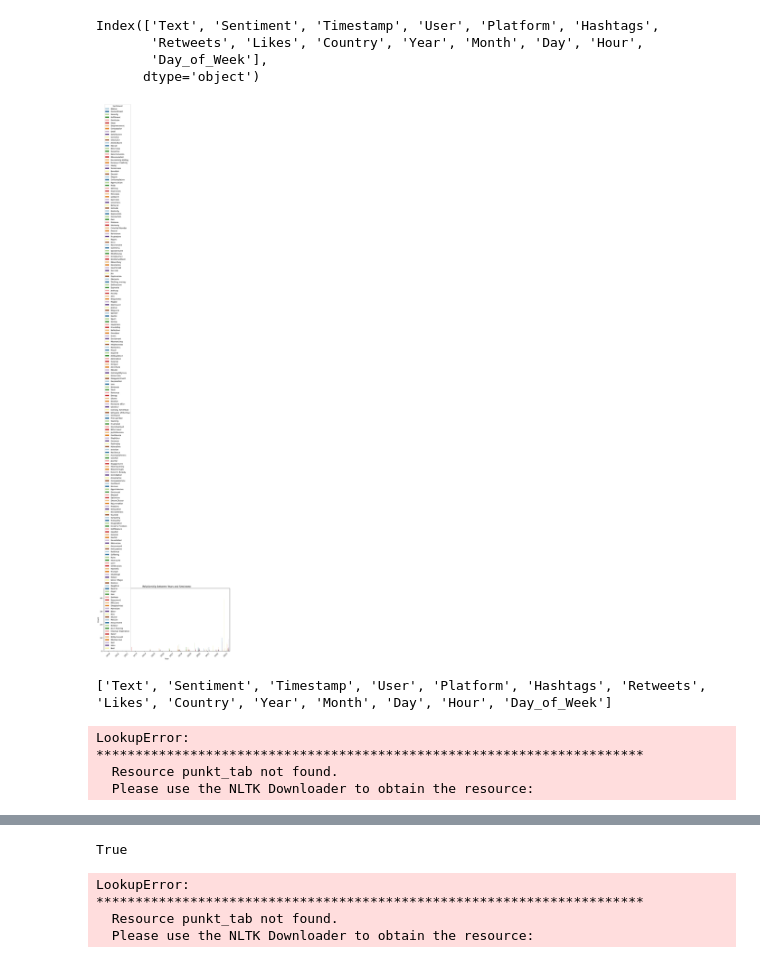
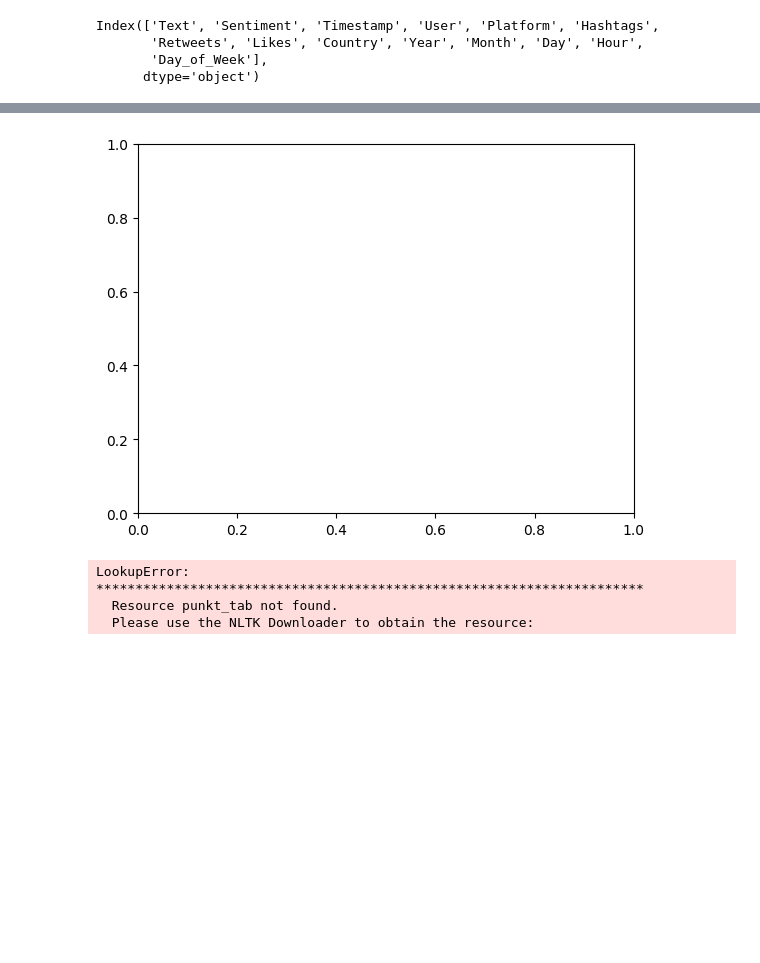
Before and after one commit to NarmathaChandrasekar25/NarmathaChandrasekar25, a Jupyter notebook: use case.ipynb, the cells around one changed output, grey strips where cells are left out. Drawn from its saved outputs; the diff is of its cells as text; code cells hidden in the pictures; blank space fills up the shorter version.

```diff
--- a/use case.ipynb
+++ b/use case.ipynb
@@ -391,28 +391,11 @@ Index(['Text', 'Sentiment', 'Timestamp', 'User', 'Platform', 'Hashtags',
        'Day_of_Week'],
       dtype='object')
 # %%
-plt.figure(figsize=(12, 6))
-sns.countplot(x='Year', hue='Sentiment', data=df1, palette='Paired')
-plt.title('Relationship between Years and Sentiment')
-plt.xlabel('Year')
-plt.ylabel('Count')
-plt.xticks(rotation=45)
-plt.show()
+colors = ['#66b3ff', '#99ff99', '#ffcc99']
-# %% [output]
-[figure, removed]
 # %%
-print(df1.columns.tolist())
+explode = (0.1, 0, 0)
-# %% [output]
-['Text', 'Sentiment', 'Timestamp', 'User', 'Platform', 'Hashtags', 'Retweets', 'Likes', 'Country', 'Year', 'Month', 'Day', 'Hour', 'Day_of_Week']
 # %%
-df1["Clean_Text"] = df1["Text"].apply(clean)
+sentiment_counts = df1.groupby("Sentiment").size()
-# %% [output]
-LookupError:
-**********************************************************************
-  Resource punkt_tab not found.
-  Please use the NLTK Downloader to obtain the resource:
 # %%
-import nltk
-# Download the Punkt tokenizer models
-nltk.download('punkt')
+fig, ax = plt.subplots()
 # %% [output]
@@ -421,4 +402,4 @@ nltk.download('punkt')
-True
+[figure, added]
 # %%
 import re
 import string
```
Also changed, not shown: parts of 1 cell of this notebook.
